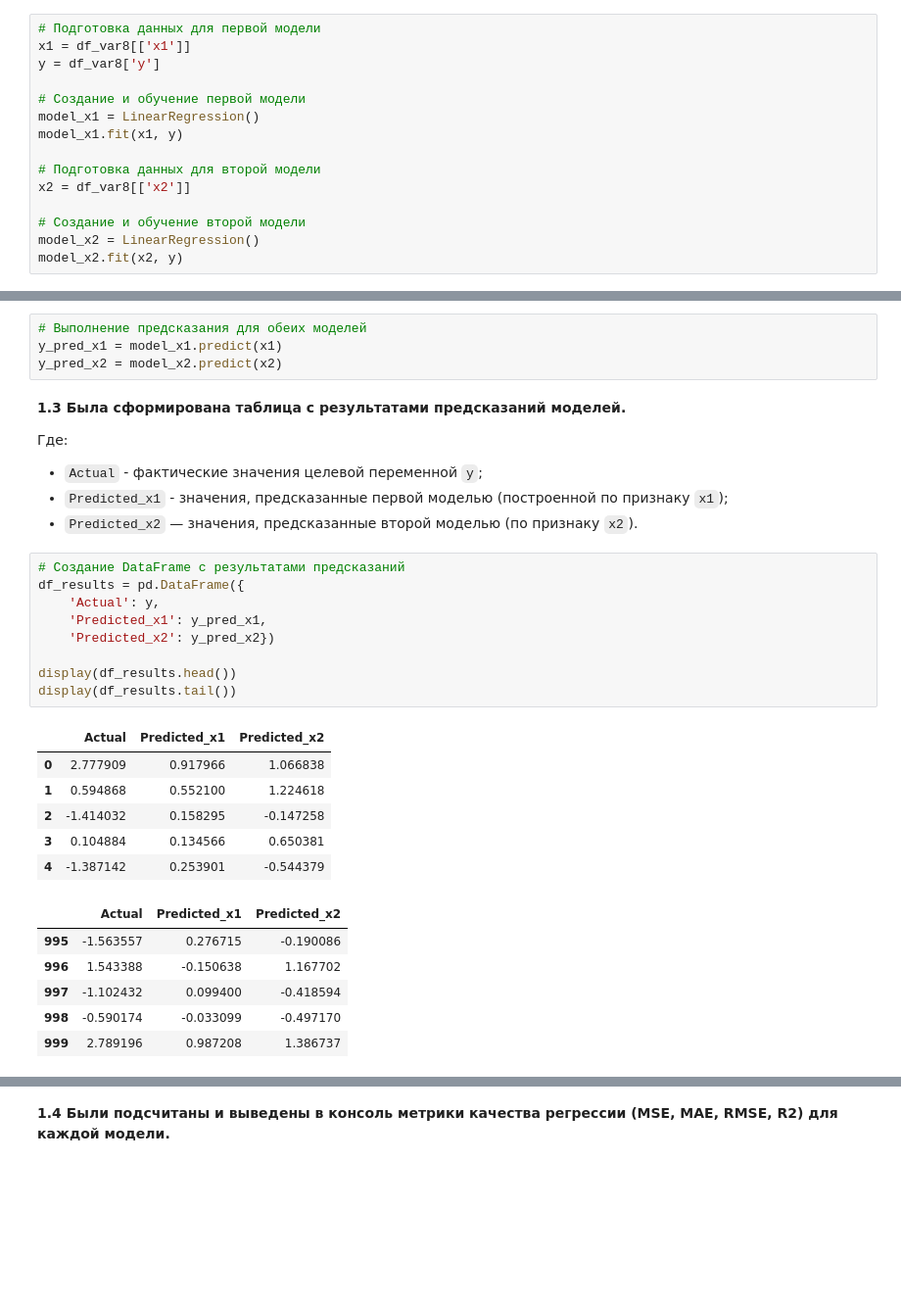
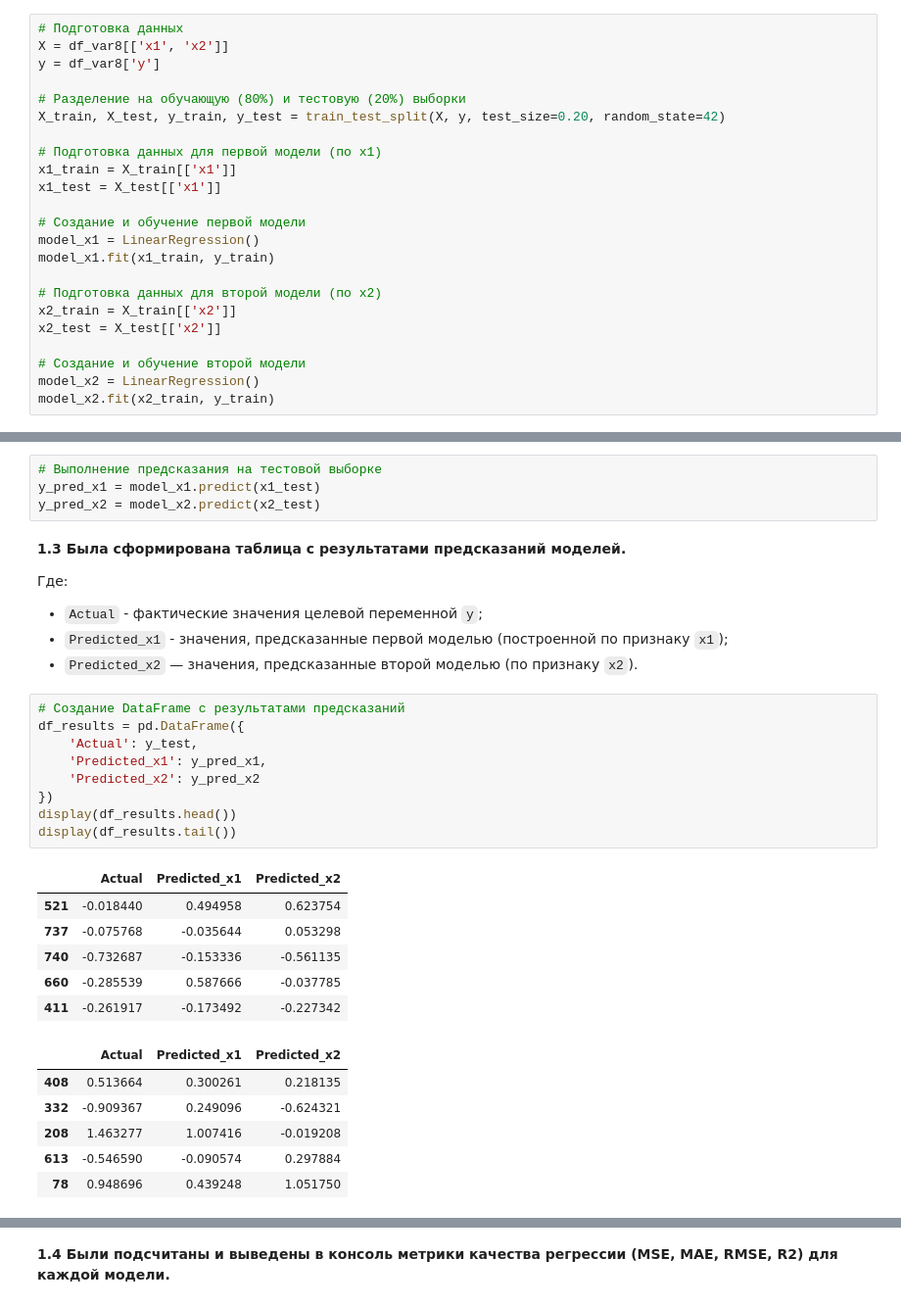
Before and after one commit to Coffeein0/data_analysis, a Jupyter notebook: LR3_Razveev_8.ipynb, the cells around one changed output, grey strips where cells are left out. Shown at 98% size. Drawn from its saved outputs; the diff is of its cells as text; blank space fills up the shorter version.

```diff
--- a/LR3_Razveev_8.ipynb
+++ b/LR3_Razveev_8.ipynb
@@ -31,18 +38,26 @@ df_var8 = pd.read_excel('regression.xlsx', sheet_name=7)
 # %%
-# Подготовка данных для первой модели
-x1 = df_var8[['x1']]
+# Подготовка данных
+X = df_var8[['x1', 'x2']]
 y = df_var8['y']
+
+# Разделение на обучающую (80%) и тестовую (20%) выборки
+X_train, X_test, y_train, y_test = train_test_split(X, y, test_size=0.20, random_state=42)
+
+# Подготовка данных для первой модели (по x1)
+x1_train = X_train[['x1']]
+x1_test = X_test[['x1']]
 
 # Создание и обучение первой модели
 model_x1 = LinearRegression()
-model_x1.fit(x1, y)
+model_x1.fit(x1_train, y_train)
 
-# Подготовка данных для второй модели
-x2 = df_var8[['x2']]
+# Подготовка данных для второй модели (по x2)
+x2_train = X_train[['x2']]
+x2_test = X_test[['x2']]
 
 # Создание и обучение второй модели
 model_x2 = LinearRegression()
-model_x2.fit(x2, y)
+model_x2.fit(x2_train, y_train)
 # %% [output]
 LinearRegression()
 # %% [markdown]
@@ -54,7 +69,7 @@ LinearRegression()
 # %%
-# Выполнение предсказания для обеих моделей
-y_pred_x1 = model_x1.predict(x1)
-y_pred_x2 = model_x2.predict(x2)
+# Выполнение предсказания на тестовой выборке
+y_pred_x1 = model_x1.predict(x1_test)
+y_pred_x2 = model_x2.predict(x2_test)
 # %% [markdown]
 **1.3 Была сформирована таблица с результатами предсказаний моделей.**
 
@@ -65,22 +80,22 @@ y_pred_x2 = model_x2.predict(x2)
 # %%
 # Создание DataFrame с результатами предсказаний
 df_results = pd.DataFrame({
-    'Actual': y,
+    'Actual': y_test,
     'Predicted_x1': y_pred_x1,
-    'Predicted_x2': y_pred_x2})
-
+    'Predicted_x2': y_pred_x2
+})
 display(df_results.head())
 display(df_results.tail())
 # %% [output]
 |  | Actual | Predicted_x1 | Predicted_x2 |
-| 0 | 2.777909 | 0.917966 | 1.066838 |
-| 1 | 0.594868 | 0.552100 | 1.224618 |
-| 2 | -1.414032 | 0.158295 | -0.147258 |
-| 3 | 0.104884 | 0.134566 | 0.650381 |
-| 4 | -1.387142 | 0.253901 | -0.544379 |
+| 521 | -0.018440 | 0.494958 | 0.623754 |
+| 737 | -0.075768 | -0.035644 | 0.053298 |
+| 740 | -0.732687 | -0.153336 | -0.561135 |
+| 660 | -0.285539 | 0.587666 | -0.037785 |
+| 411 | -0.261917 | -0.173492 | -0.227342 |
 |  | Actual | Predicted_x1 | Predicted_x2 |
-| 995 | -1.563557 | 0.276715 | -0.190086 |
-| 996 | 1.543388 | -0.150638 | 1.167702 |
-| 997 | -1.102432 | 0.099400 | -0.418594 |
-| 998 | -0.590174 | -0.033099 | -0.497170 |
-| 999 | 2.789196 | 0.987208 | 1.386737 |
+| 408 | 0.513664 | 0.300261 | 0.218135 |
+| 332 | -0.909367 | 0.249096 | -0.624321 |
+| 208 | 1.463277 | 1.007416 | -0.019208 |
+| 613 | -0.546590 | -0.090574 | 0.297884 |
+| 78 | 0.948696 | 0.439248 | 1.051750 |
```
Also changed, not shown: parts of 19 cells of this notebook.
